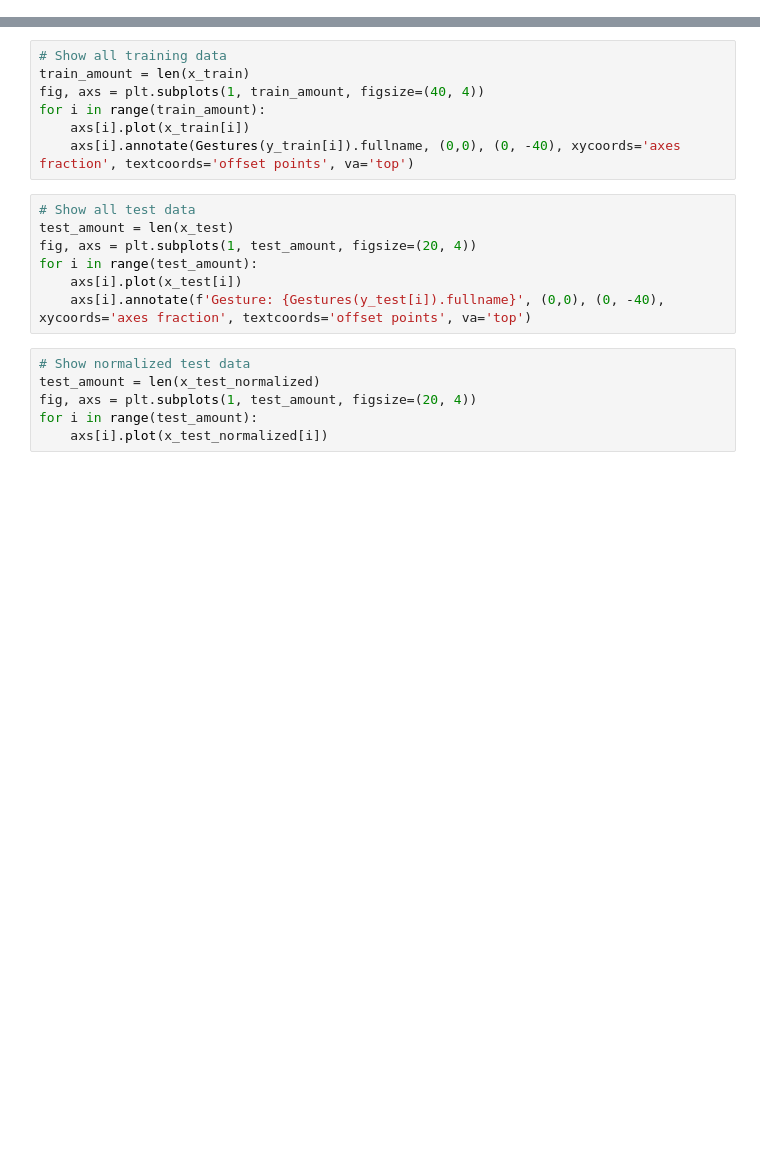
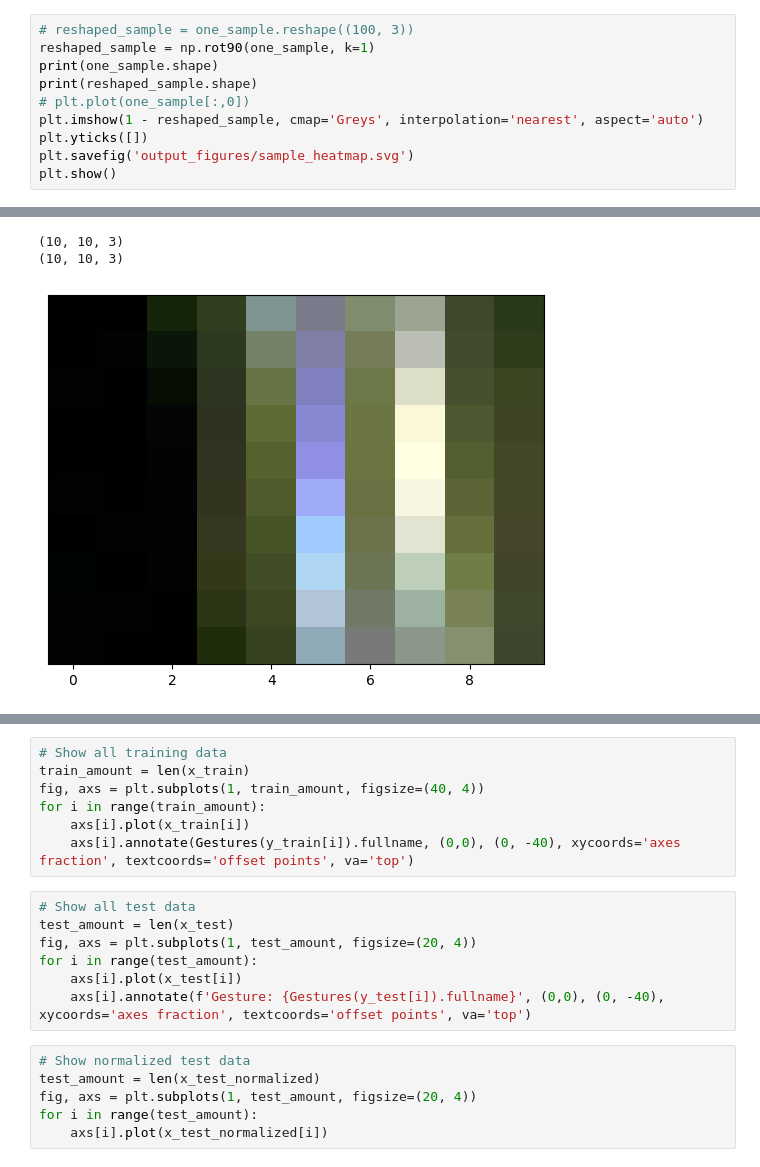
Before and after one commit to SemvandenBroek/CSE3000-gestures, a Jupyter notebook: ml-dev/test_data.ipynb, the cells around one changed output, grey strips where cells are left out. Cells and saved outputs as stored; diff of their text form; blank space fills up the shorter version.

```diff
--- a/ml-dev/test_data.ipynb
+++ b/ml-dev/test_data.ipynb
@@ -241,0 +395,11 @@ print(x_test_normalized.shape)
+# %%
+# reshaped_sample = one_sample.reshape((100, 3))
+reshaped_sample = np.rot90(one_sample, k=1)
+print(one_sample.shape)
+print(reshaped_sample.shape)
+# plt.plot(one_sample[:,0])
+plt.imshow(1 - reshaped_sample, cmap='Greys', interpolation='nearest', aspect='auto')
+plt.yticks([])
+plt.savefig('output_figures/sample_heatmap.svg')
+plt.show()
+# %% [output]
@@ -241,0 +407,3 @@ print(x_test_normalized.shape)
+(10, 10, 3)
+(10, 10, 3)
+[figure, added]
```
Also changed, not shown: parts of 42 cells of this notebook.
